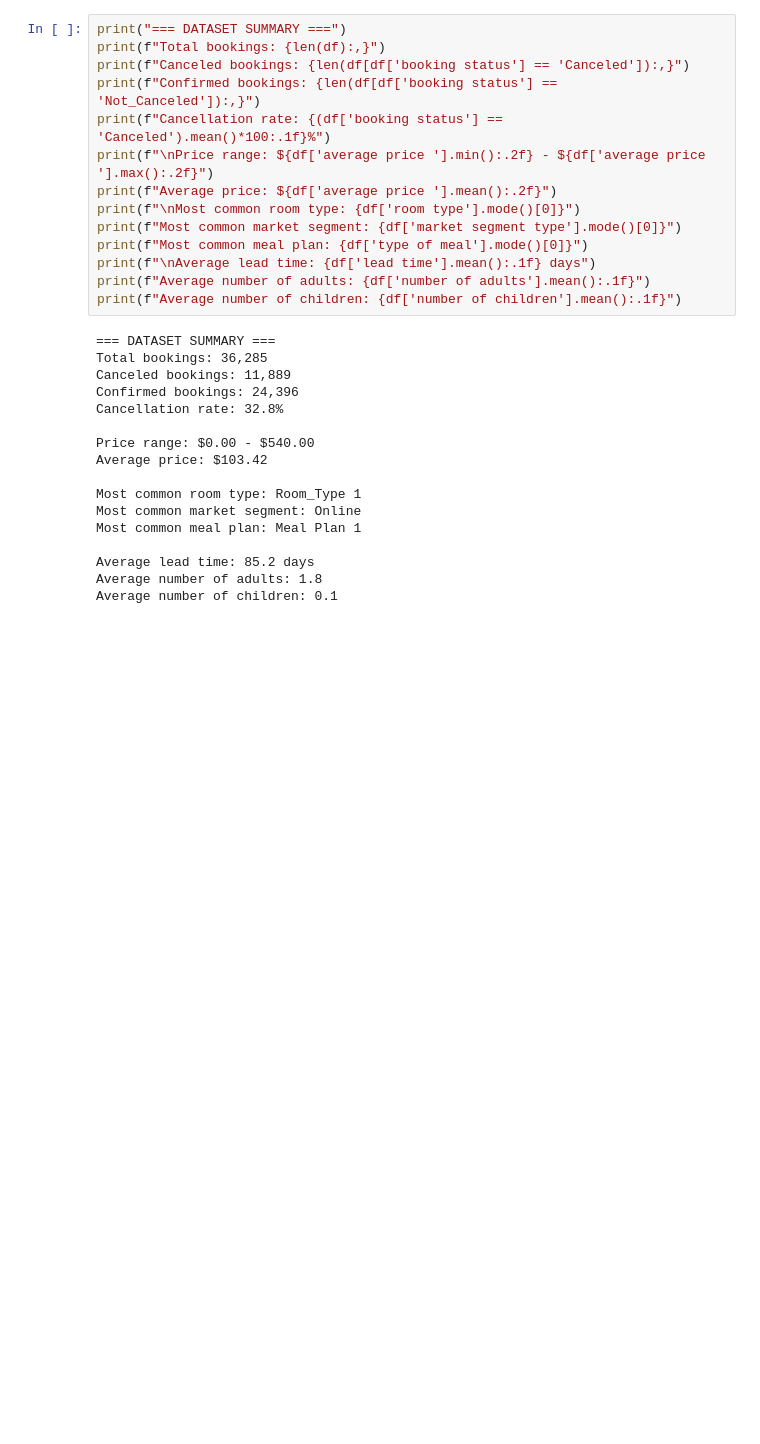
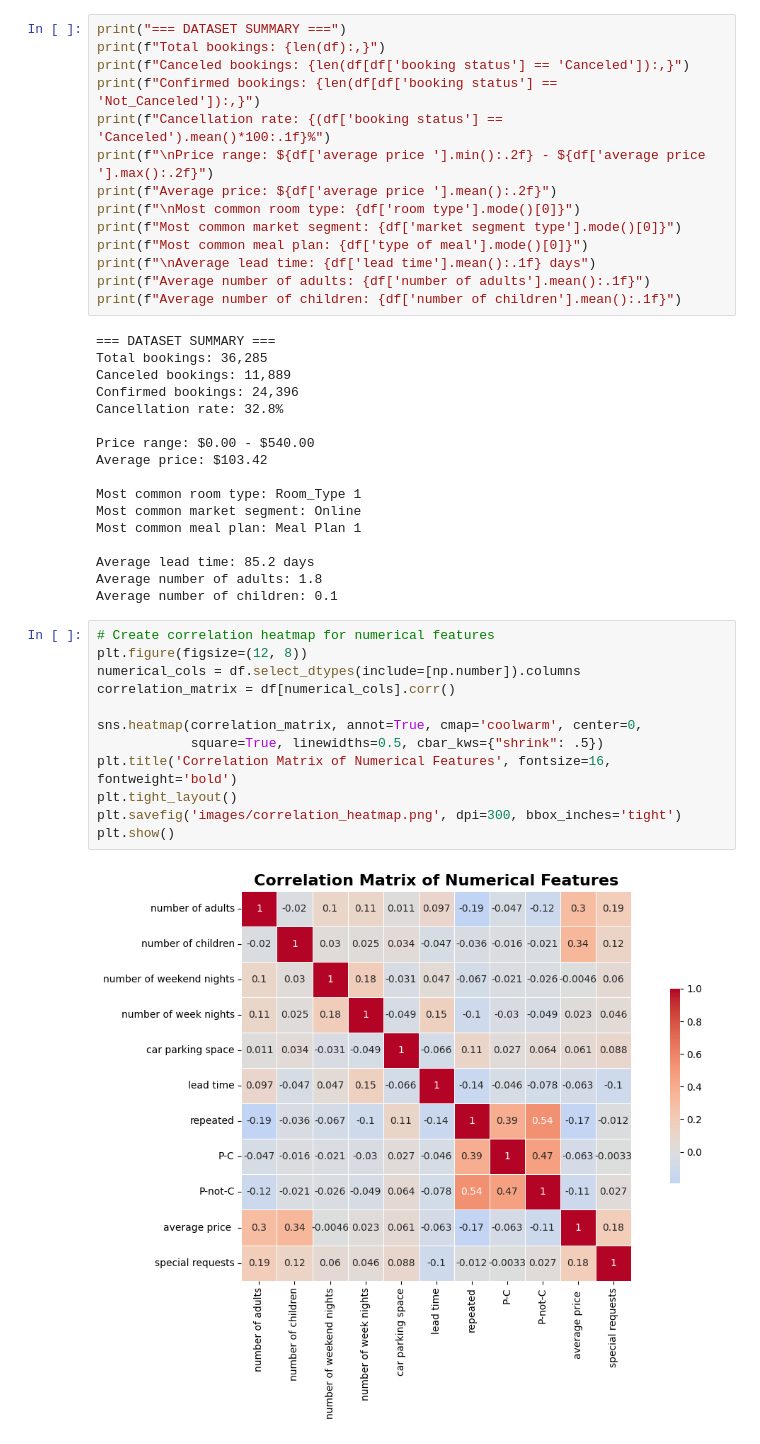
Before and after one commit to moazmo/Hotel-Booking-EDA, a Jupyter notebook: Exploratory_Data_Analysis_Hotel_Booking.ipynb.ipynb, the cells around one changed output. Cells and saved outputs as stored; diff of their text form; blank space fills up the shorter version.

```diff
--- a/Exploratory_Data_Analysis_Hotel_Booking.ipynb.ipynb
+++ b/Exploratory_Data_Analysis_Hotel_Booking.ipynb.ipynb
@@ -452,3 +452,17 @@ Most common meal plan: Meal Plan 1
 Average lead time: 85.2 days
 Average number of adults: 1.8
 Average number of children: 0.1
+# %%
+# Create correlation heatmap for numerical features
+plt.figure(figsize=(12, 8))
+numerical_cols = df.select_dtypes(include=[np.number]).columns
+correlation_matrix = df[numerical_cols].corr()
+
+sns.heatmap(correlation_matrix, annot=True, cmap='coolwarm', center=0,
+            square=True, linewidths=0.5, cbar_kws={"shrink": .5})
+plt.title('Correlation Matrix of Numerical Features', fontsize=16, fontweight='bold')
+plt.tight_layout()
+plt.savefig('images/correlation_heatmap.png', dpi=300, bbox_inches='tight')
+plt.show()
+# %% [output]
+[figure, added]
```
Also changed, not shown: parts of 1 cell of this notebook.
